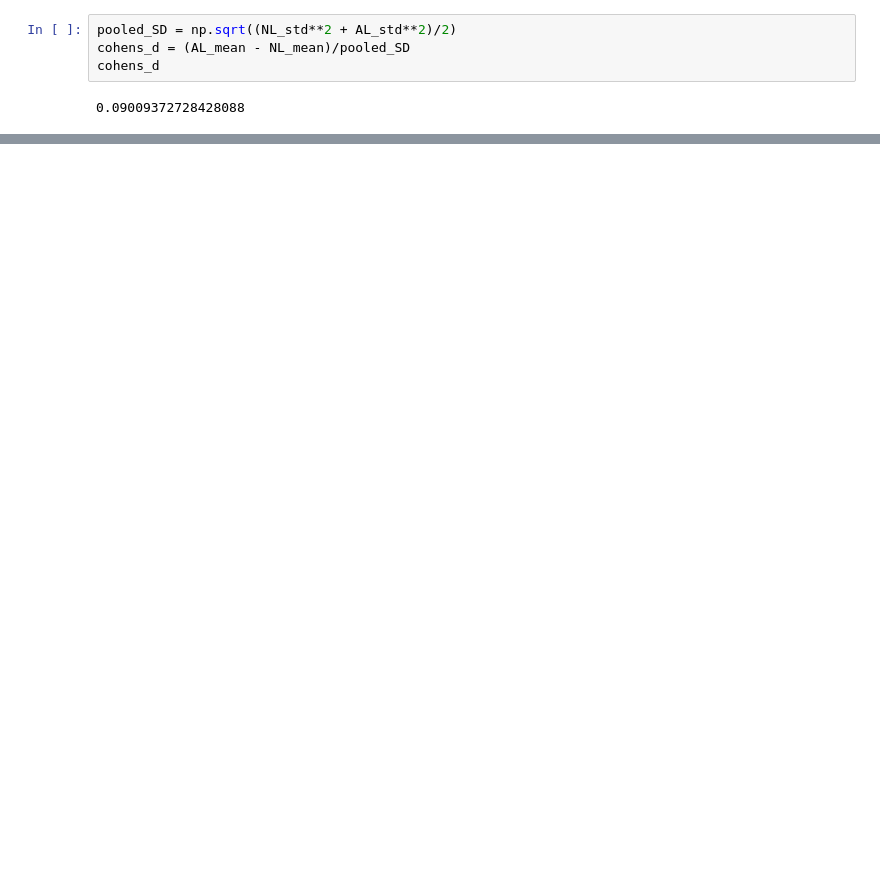
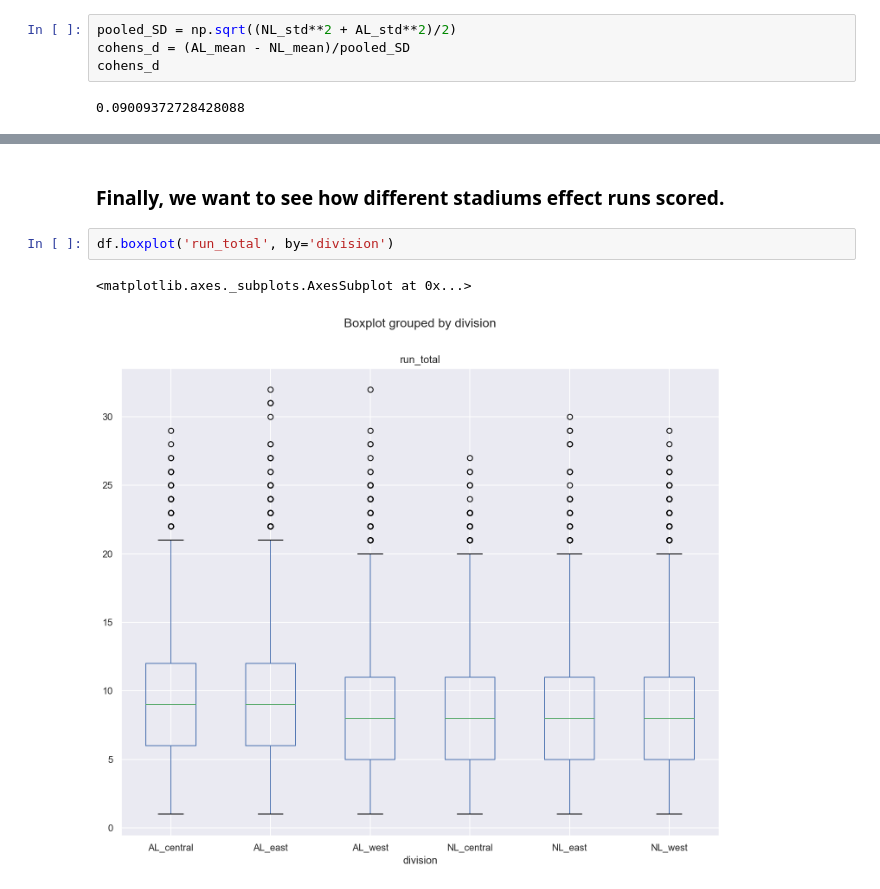
Before and after one commit to schlinkertc/MLB_Stats, a Jupyter notebook: analysis.ipynb, the cells around one changed output, grey strips where cells are left out. Saved outputs shown, nothing was run; the diff lists cells and outputs as text; blank space fills up the shorter version.

```diff
--- a/analysis.ipynb
+++ b/analysis.ipynb
@@ -411,0 +263,7 @@ Residual       502619.720740  26280.0        NaN            NaN
+# %% [markdown]
+### Finally, we want to see how different stadiums effect runs scored.
+# %%
+df.boxplot('run_total', by='division')
+# %% [output]
+<matplotlib.axes._subplots.AxesSubplot at 0x...>
+[figure, added]
```
Also changed, not shown: parts of 80 cells of this notebook, 1 other file.
